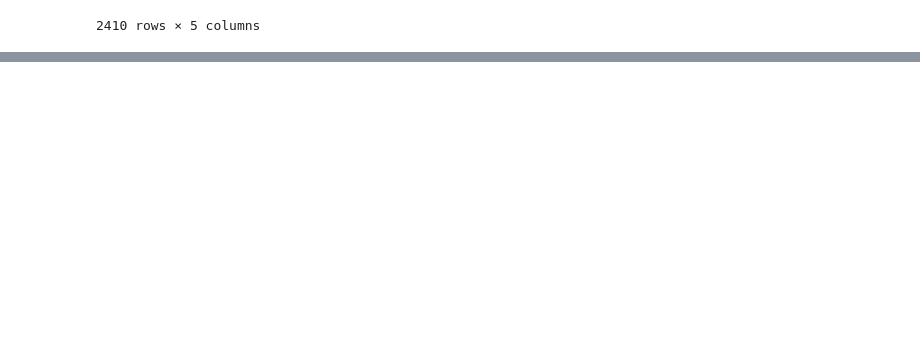
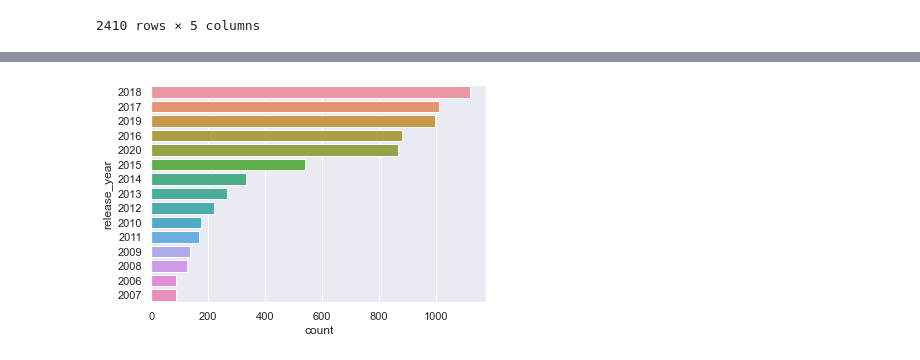
Before and after one commit to mariatan0/netflix-recommender, a Jupyter notebook: movie_show_notebook.ipynb, the cells around one changed output, grey strips where cells are left out. Saved outputs shown, nothing was run; the diff lists cells and outputs as text; code cells hidden in the pictures; blank space fills up the shorter version.

Commit message:
Add countplot to see release year vs count

```diff
--- a/movie_show_notebook.ipynb
+++ b/movie_show_notebook.ipynb
@@ -274,2 +406,5 @@ ax = sns.countplot(x="rating", data=df_netflix, order=df_netflix['rating'].value
 # %%
-ax = sns.countplot(x="rating", hue="country", data=df_netflix, order=df_netflix['rating'].value_counts().index[0:10])
+ax = sns.countplot(y="release_year", data=df_netflix, order=df_netflix['release_year'].value_counts().index[0:15])
+#how many movies in each year were released
+# %% [output]
+[figure, added]
```
Also changed, not shown: parts of 12 cells of this notebook.
